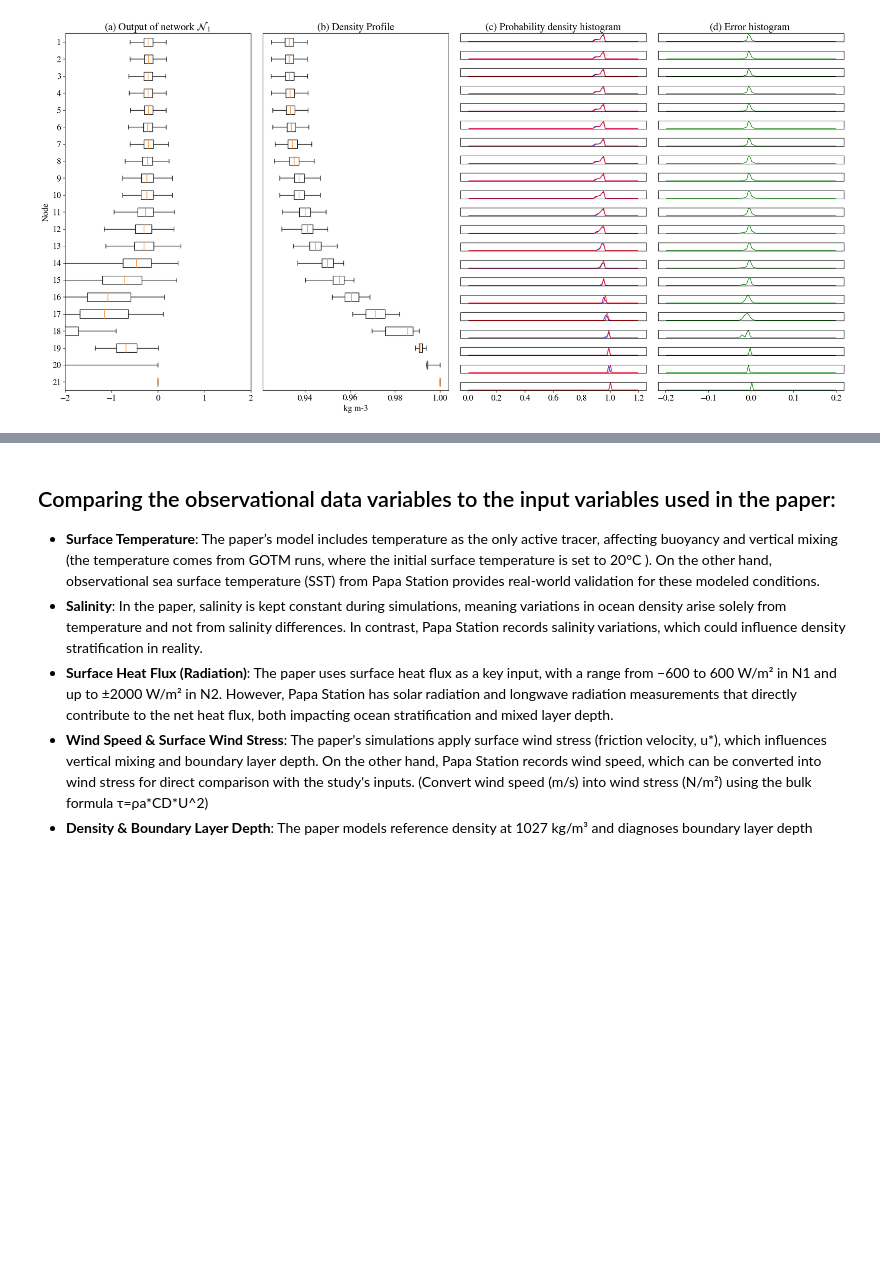
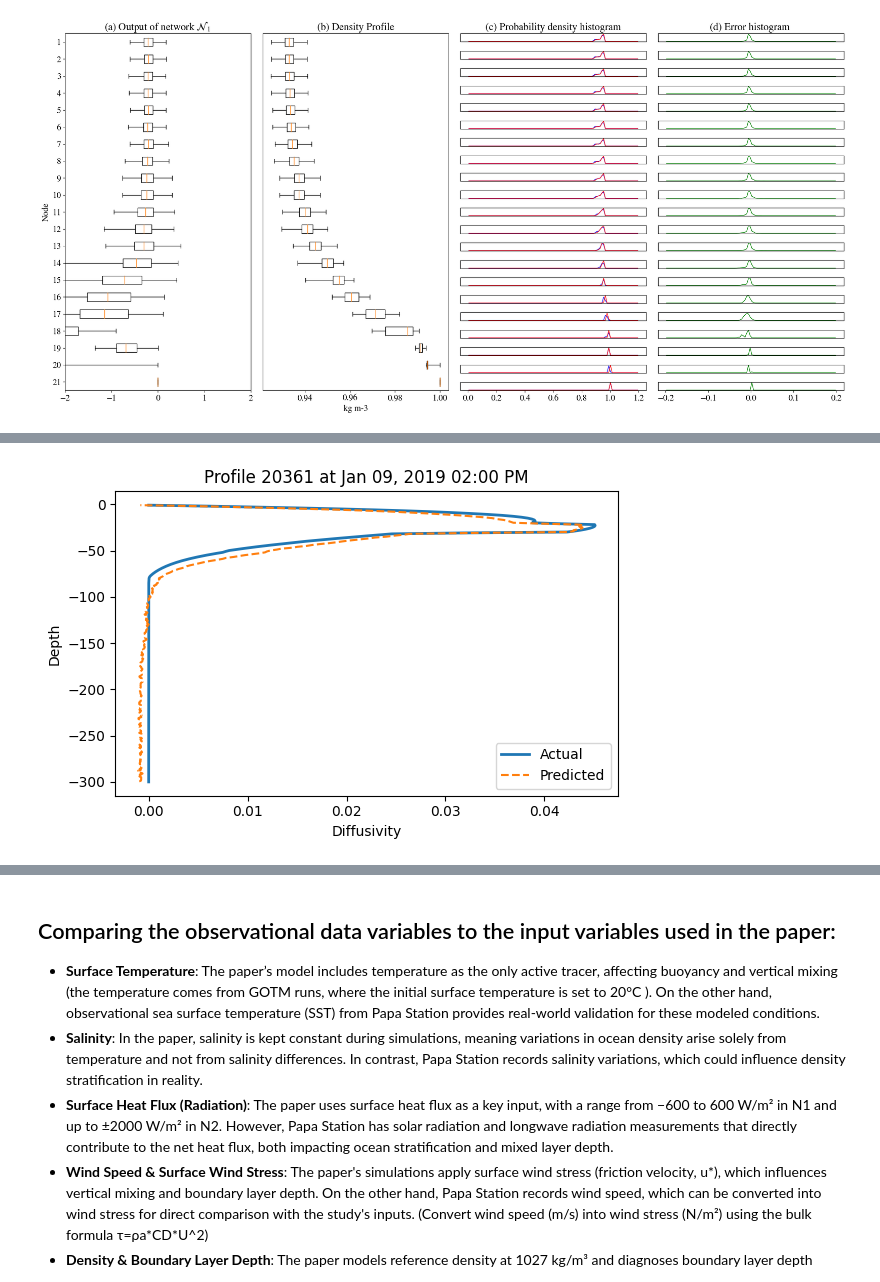
Before and after one commit to skortchmark9/Climate_ML, a Jupyter notebook: Project_2/main.ipynb, the cells around one changed output, grey strips where cells are left out. Drawn from its saved outputs; the diff is of its cells as text; code cells hidden in the pictures; blank space fills up the shorter version.

```diff
--- a/Project_2/main.ipynb
+++ b/Project_2/main.ipynb
@@ -365,0 +443,4 @@ performance_sigma_point(model, x, valid_x, y, valid_y, k_mean, k_std, maxes)
+# %%
+plot_predictions(model, test_loader, depth, index=20361)
+# %% [output]
+[figure, added]
```
Also changed, not shown: parts of 14 cells of this notebook.
